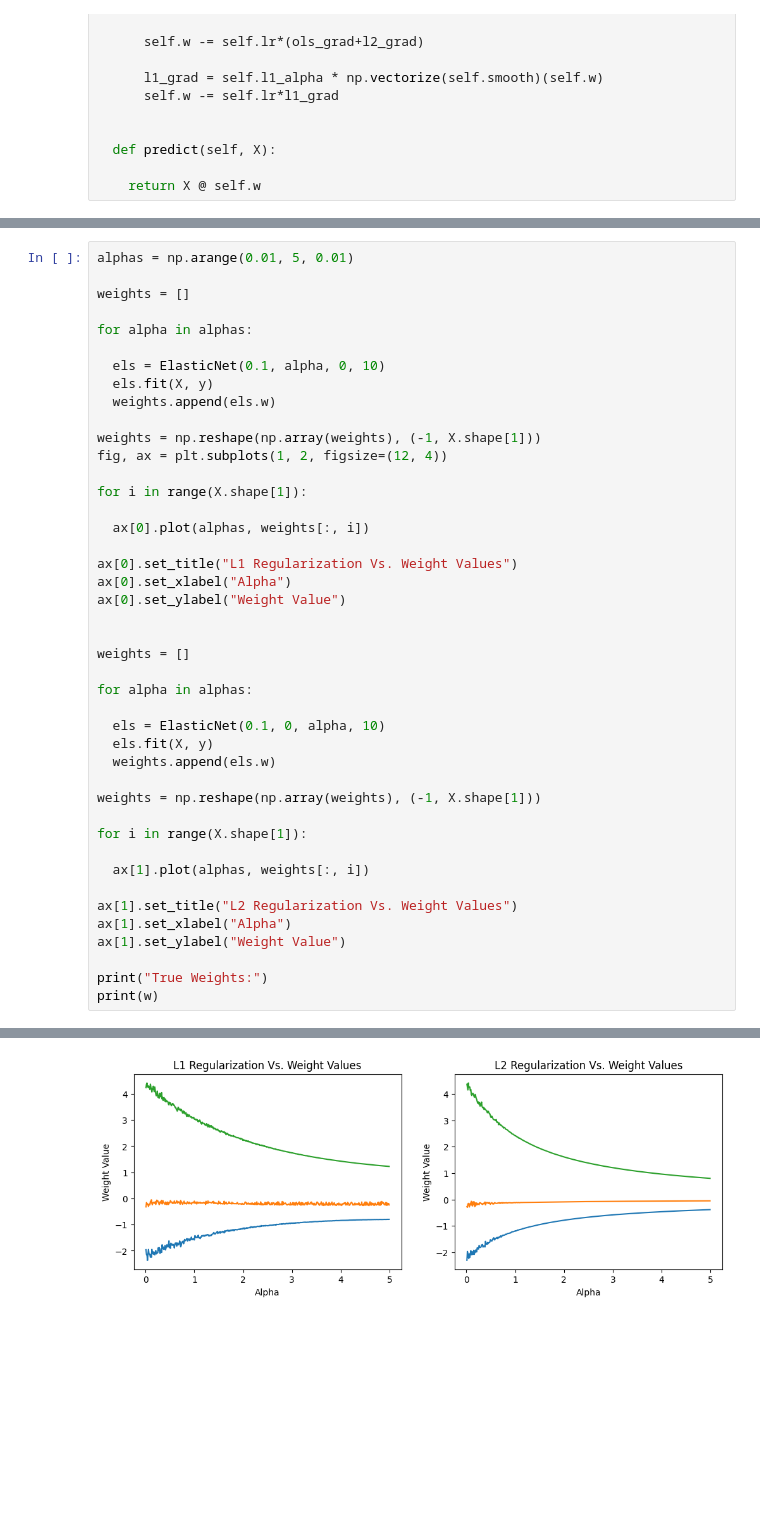
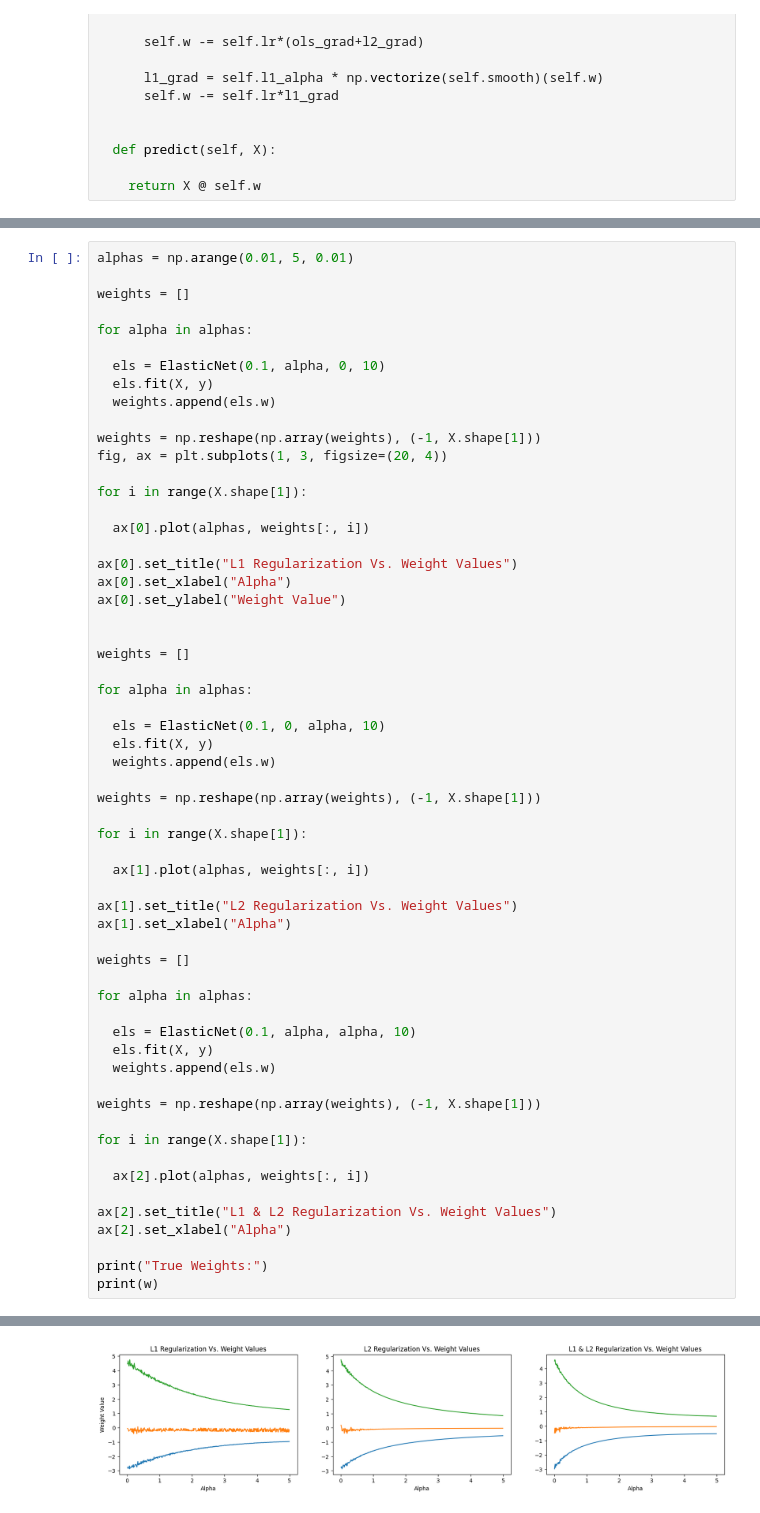
Before and after one commit to Hawlll/Hancoded_MLAlgos, a Jupyter notebook: ElasticnetRegression.ipynb, the cells around one changed output, grey strips where cells are left out. Saved outputs shown, nothing was run; the diff lists cells and outputs as text; blank space fills up the shorter version.

Commit message:
Added l1&l2 regularization plot

```diff
--- a/ElasticnetRegression.ipynb
+++ b/ElasticnetRegression.ipynb
@@ -109,38 +109,54 @@ for alpha in alphas:
   weights.append(els.w)
 
 weights = np.reshape(np.array(weights), (-1, X.shape[1]))
-fig, ax = plt.subplots(1, 2, figsize=(12, 4))
+fig, ax = plt.subplots(1, 3, figsize=(20, 4))
 
 for i in range(X.shape[1]):
 
   ax[0].plot(alphas, weights[:, i])
 
 ax[0].set_title("L1 Regularization Vs. Weight Values")
 ax[0].set_xlabel("Alpha")
 ax[0].set_ylabel("Weight Value")
 
 
 weights = []
 
 for alpha in alphas:
 
   els = ElasticNet(0.1, 0, alpha, 10)
   els.fit(X, y)
   weights.append(els.w)
 
 weights = np.reshape(np.array(weights), (-1, X.shape[1]))
 
 for i in range(X.shape[1]):
 
   ax[1].plot(alphas, weights[:, i])
 
 ax[1].set_title("L2 Regularization Vs. Weight Values")
 ax[1].set_xlabel("Alpha")
-ax[1].set_ylabel("Weight Value")
+
+weights = []
+
+for alpha in alphas:
+
+  els = ElasticNet(0.1, alpha, alpha, 10)
+  els.fit(X, y)
+  weights.append(els.w)
+
+weights = np.reshape(np.array(weights), (-1, X.shape[1]))
+
+for i in range(X.shape[1]):
+
+  ax[2].plot(alphas, weights[:, i])
+
+ax[2].set_title("L1 & L2 Regularization Vs. Weight Values")
+ax[2].set_xlabel("Alpha")
 
 print("True Weights:")
 print(w)
 # %% [output]
 True Weights:
 [-3  0  5]
-[figure, old version]
+[figure, new version]
```
Also changed, not shown: parts of 3 cells of this notebook.
